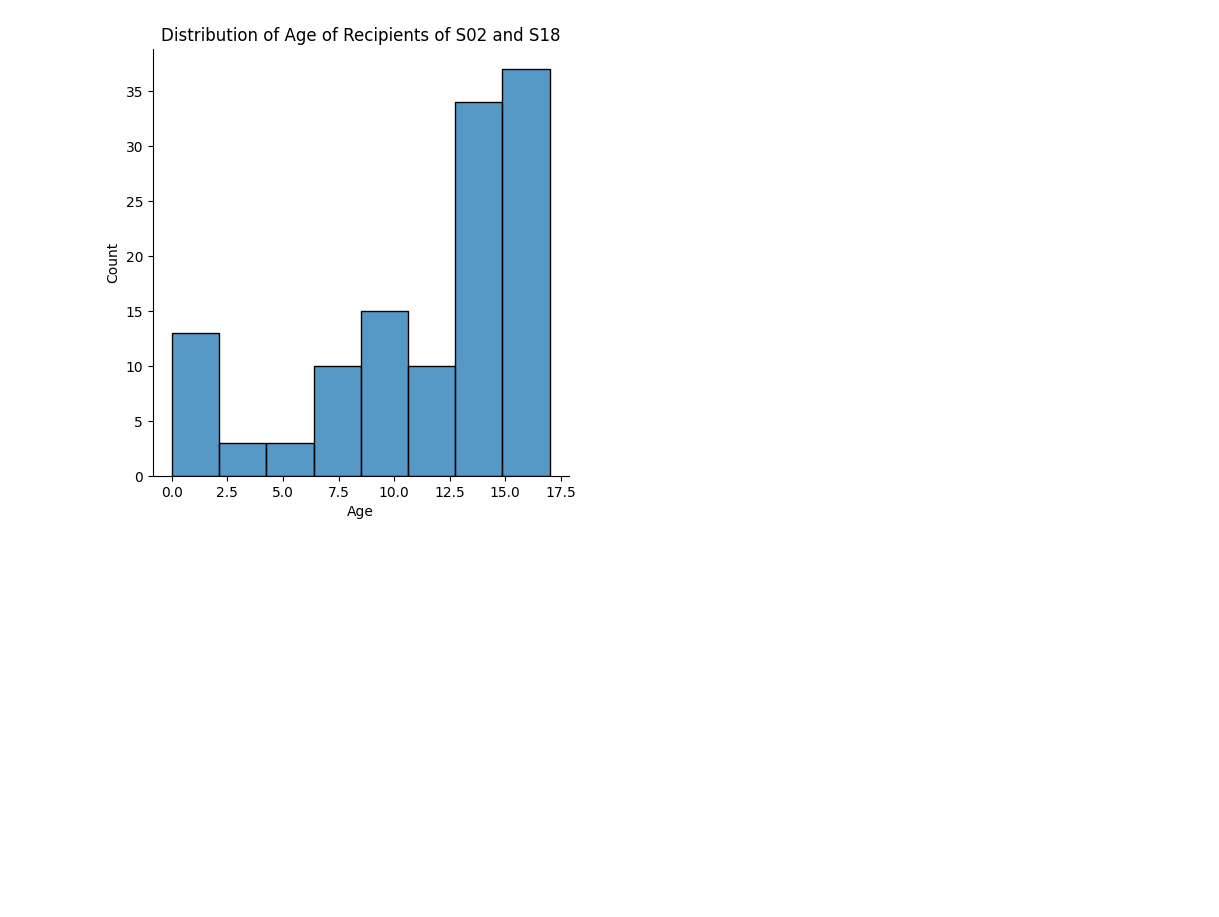
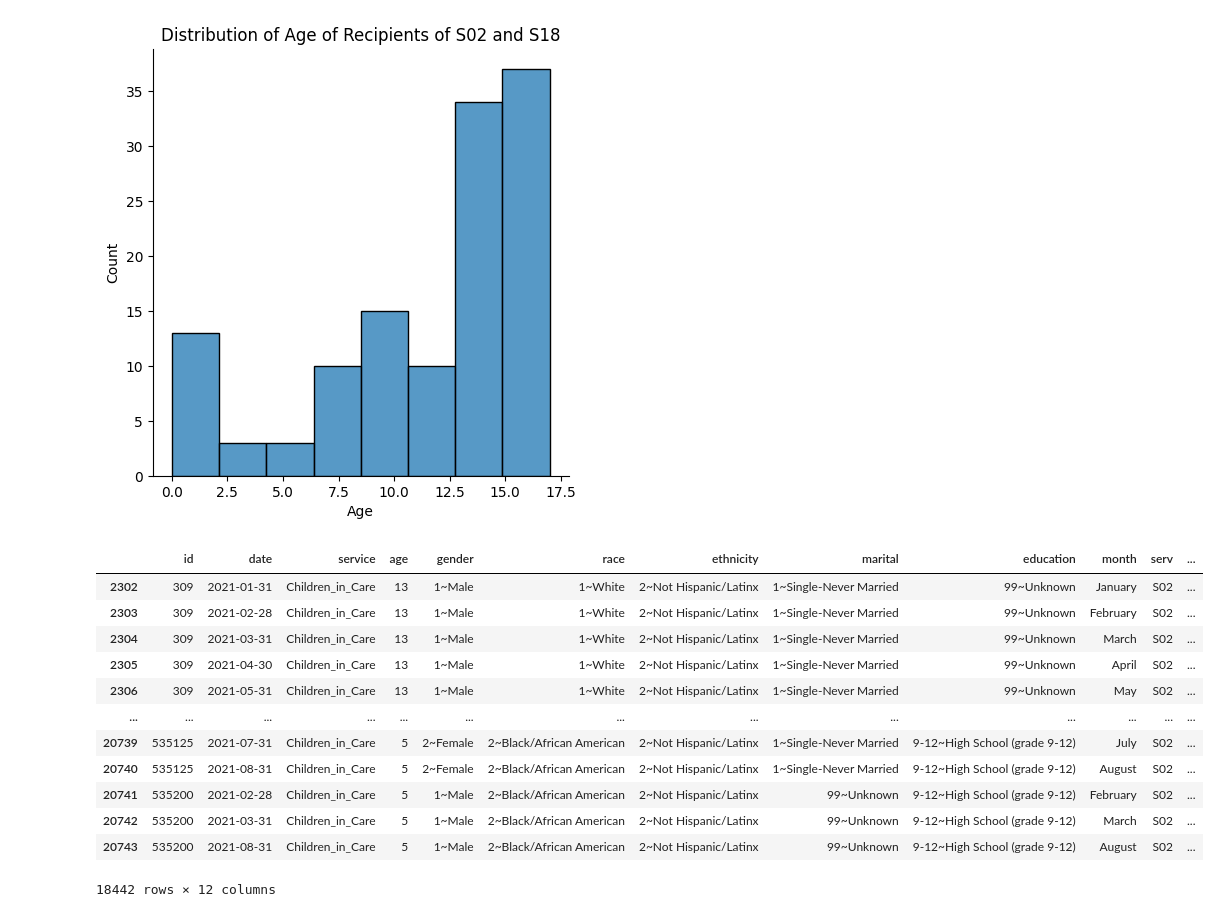
Before and after one commit to joshwinnes11/Math485, a Jupyter notebook: HW/Week2.ipynb, the cells around one changed output. Cells and saved outputs as stored; diff of their text form; code cells hidden in the pictures; blank space fills up the shorter version.

```diff
--- a/HW/Week2.ipynb
+++ b/HW/Week2.ipynb
@@ -251,3 +253,20 @@ plt.xlabel('Age')
 # %% [output]
 Text(0.5, 9.444444444444438, 'Age')
 [figure]
+# %%
+df_S02 = df[df['serv']=='S02']
+df_S02
+# %% [output]
+|  | id | date | service | age | gender | race | ethnicity | marital | education | month | serv | ... |
+| 2302 | 309 | 2021-01-31 | Children_in_Care | 13 | 1~Male | 1~White | 2~Not Hispanic/Latinx | 1~Single-Never Married | 99~Unknown | January | S02 | ... |
+| 2303 | 309 | 2021-02-28 | Children_in_Care | 13 | 1~Male | 1~White | 2~Not Hispanic/Latinx | 1~Single-Never Married | 99~Unknown | February | S02 | ... |
+| 2304 | 309 | 2021-03-31 | Children_in_Care | 13 | 1~Male | 1~White | 2~Not Hispanic/Latinx | 1~Single-Never Married | 99~Unknown | March | S02 | ... |
+| 2305 | 309 | 2021-04-30 | Children_in_Care | 13 | 1~Male | 1~White | 2~Not Hispanic/Latinx | 1~Single-Never Married | 99~Unknown | April | S02 | ... |
+| 2306 | 309 | 2021-05-31 | Children_in_Care | 13 | 1~Male | 1~White | 2~Not Hispanic/Latinx | 1~Single-Never Married | 99~Unknown | May | S02 | ... |
+| ... | ... | ... | ... | ... | ... | ... | ... | ... | ... | ... | ... | ... |
+| 20739 | 535125 | 2021-07-31 | Children_in_Care | 5 | 2~Female | 2~Black/African American | 2~Not Hispanic/Latinx | 1~Single-Never Married | 9-12~High School (grade 9-12) | July | S02 | ... |
+| 20740 | 535125 | 2021-08-31 | Children_in_Care | 5 | 2~Female | 2~Black/African American | 2~Not Hispanic/Latinx | 1~Single-Never Married | 9-12~High School (grade 9-12) | August | S02 | ... |
+| 20741 | 535200 | 2021-02-28 | Children_in_Care | 5 | 1~Male | 2~Black/African American | 2~Not Hispanic/Latinx | 99~Unknown | 9-12~High School (grade 9-12) | February | S02 | ... |
+| 20742 | 535200 | 2021-03-31 | Children_in_Care | 5 | 1~Male | 2~Black/African American | 2~Not Hispanic/Latinx | 99~Unknown | 9-12~High School (grade 9-12) | March | S02 | ... |
+| 20743 | 535200 | 2021-08-31 | Children_in_Care | 5 | 1~Male | 2~Black/African American | 2~Not Hispanic/Latinx | 99~Unknown | 9-12~High School (grade 9-12) | August | S02 | ... |
+18442 rows × 12 columns
```
Also changed, not shown: parts of 4 cells of this notebook.
